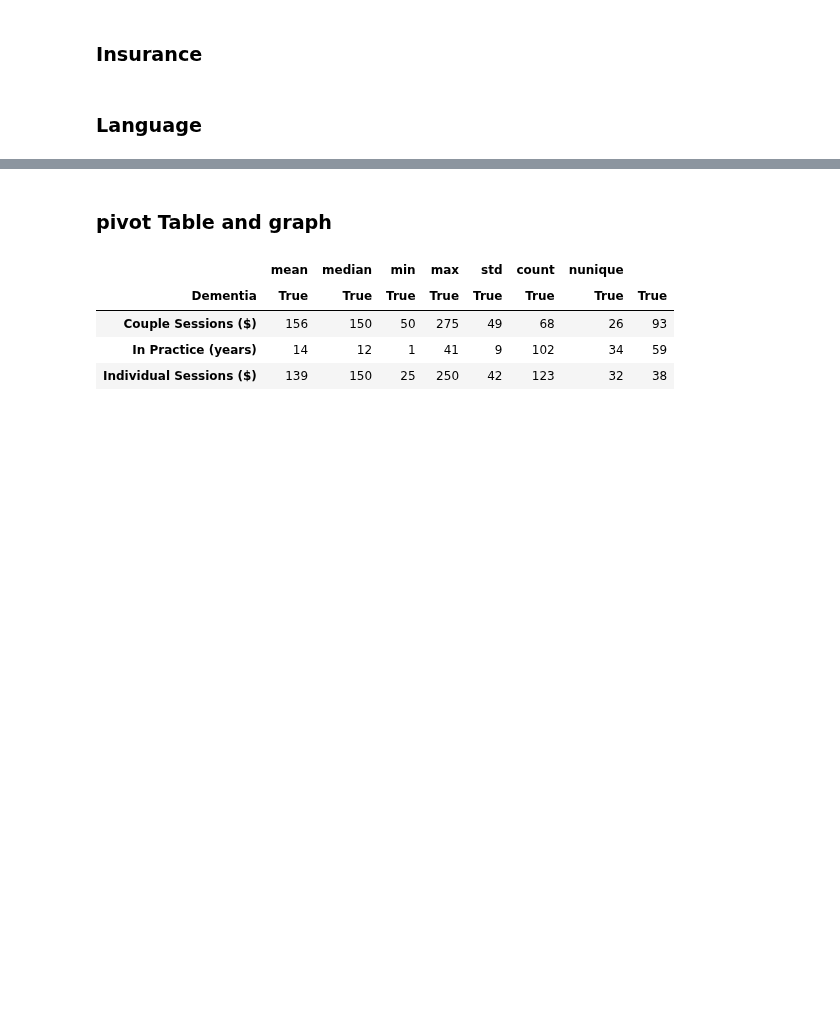
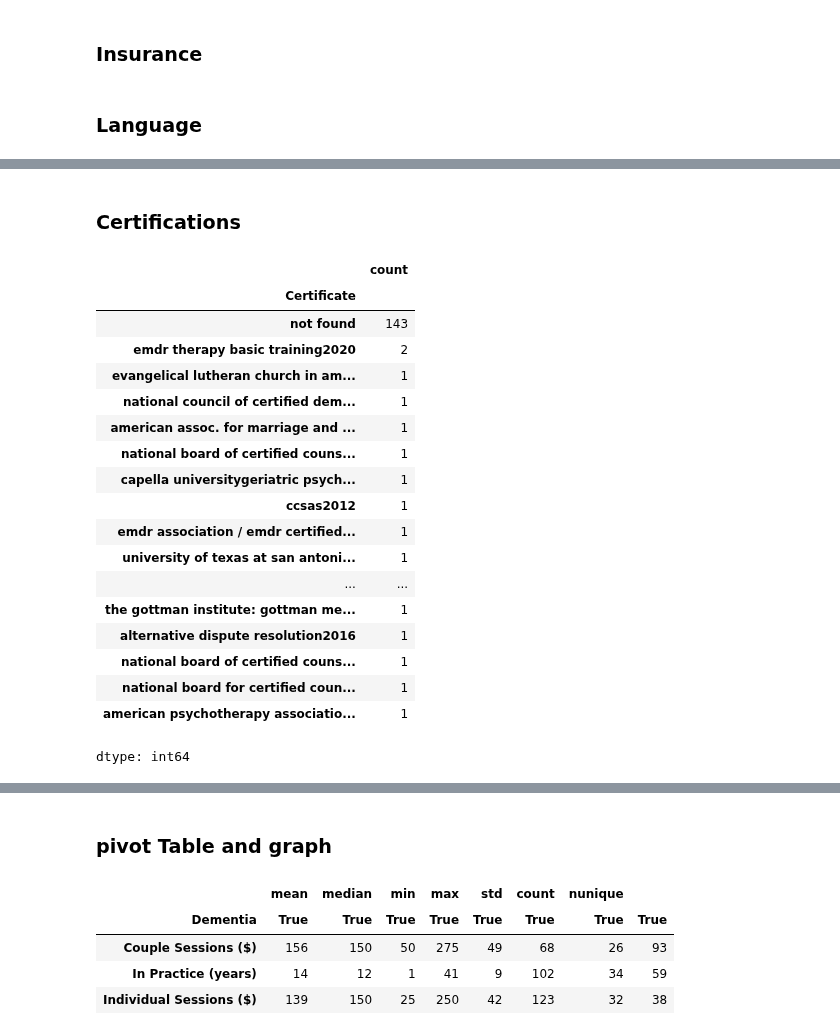
Before and after one commit to pallavmarch/Psychologytoday-therapist-analysis, a Jupyter notebook: psychologytoday_webscraping_dataset_analysis.ipynb, the cells around one changed output, grey strips where cells are left out. Drawn from its saved outputs; the diff is of its cells as text; code cells hidden in the pictures; blank space fills up the shorter version.

```diff
--- a/psychologytoday_webscraping_dataset_analysis.ipynb
+++ b/psychologytoday_webscraping_dataset_analysis.ipynb
@@ -187,0 +205,25 @@ unique_languages
+# %% [markdown]
+### Certifications
+# %%
+Dementia['Certificate'] = Dementia['Certificate'].str.lower()
+Dementia['Certificate'].value_counts()
+# %% [output]
+|  | count |
+| Certificate |  |
+| not found | 143 |
+| emdr therapy basic training2020 | 2 |
+| evangelical lutheran church in am... | 1 |
+| national council of certified dem... | 1 |
+| american assoc. for marriage and ... | 1 |
+| national board of certified couns... | 1 |
+| capella universitygeriatric psych... | 1 |
+| ccsas2012 | 1 |
+| emdr association / emdr certified... | 1 |
+| university of texas at san antoni... | 1 |
+| ... | ... |
+| the gottman institute: gottman me... | 1 |
+| alternative dispute resolution2016 | 1 |
+| national board of certified couns... | 1 |
+| national board for certified coun... | 1 |
+| american psychotherapy associatio... | 1 |
+dtype: int64
```
Also changed, not shown: parts of 12 cells of this notebook.
